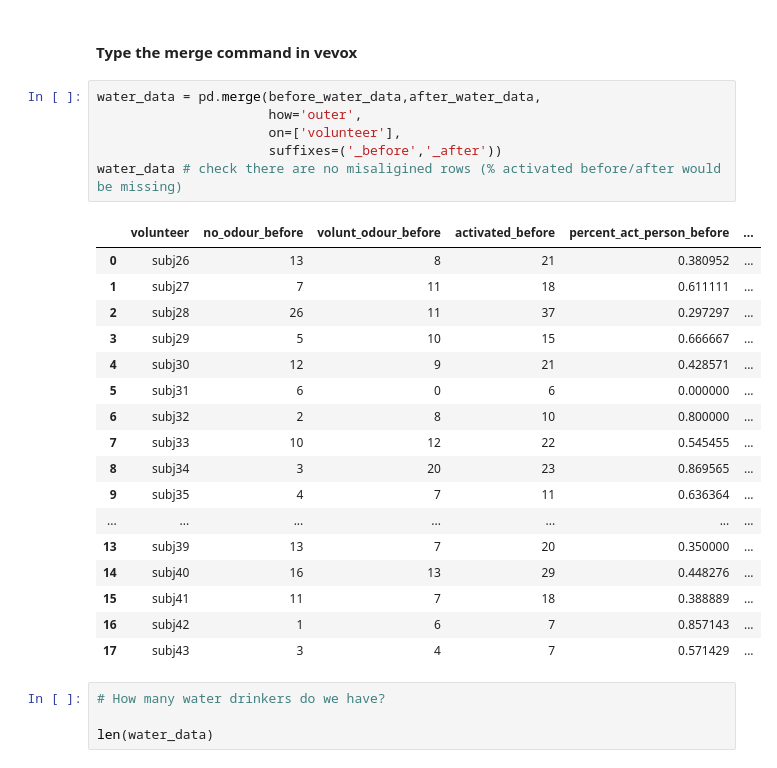
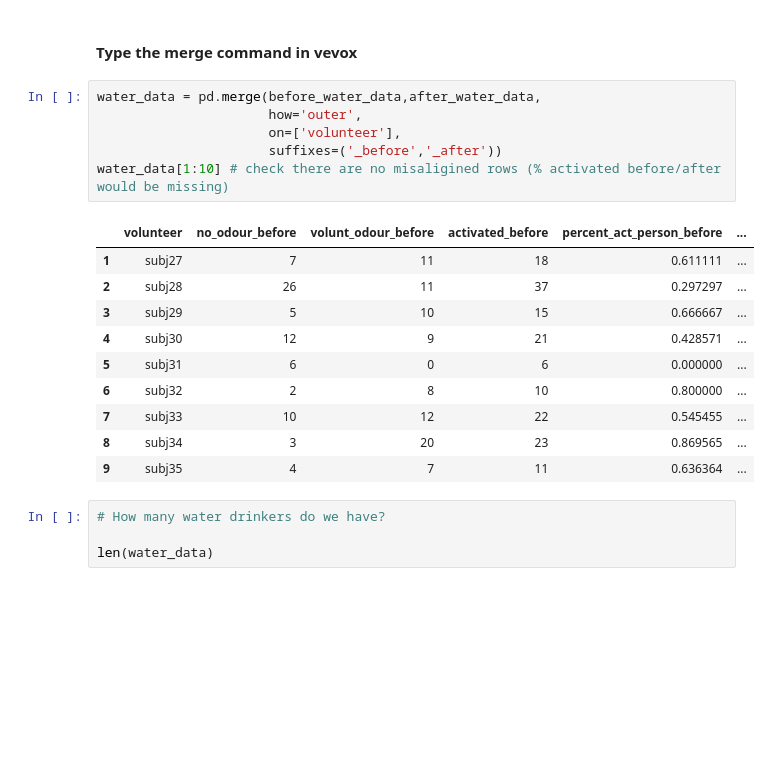
Before and after one commit to olsonac/data_science_for_brain_and_behaviour_26-27, a Jupyter notebook: Lectures/wk7_2_permutation_tests2/permutation_tests.ipynb, the cells around one changed output. Drawn from its saved outputs; the diff is of its cells as text; blank space fills up the shorter version.

```diff
--- a/Lectures/wk7_2_permutation_tests2/permutation_tests.ipynb
+++ b/Lectures/wk7_2_permutation_tests2/permutation_tests.ipynb
@@ -399,12 +399,11 @@ https://pandas.pydata.org/Pandas_Cheat_Sheet.pdf
 # %%
 water_data = pd.merge(before_water_data,after_water_data,
                       how='outer',
                       on=['volunteer'],
                       suffixes=('_before','_after'))
-water_data # check there are no misaligined rows (% activated before/after would be missing)
+water_data[1:10] # check there are no misaligined rows (% activated before/after would be missing)
 # %% [output]
 |  | volunteer | no_odour_before | volunt_odour_before | activated_before | percent_act_person_before | ... |
-| 0 | subj26 | 13 | 8 | 21 | 0.380952 | ... |
 | 1 | subj27 | 7 | 11 | 18 | 0.611111 | ... |
 | 2 | subj28 | 26 | 11 | 37 | 0.297297 | ... |
 | 3 | subj29 | 5 | 10 | 15 | 0.666667 | ... |
@@ -414,12 +413,6 @@ water_data # check there are no misaligined rows (% activated before/after would
 | 7 | subj33 | 10 | 12 | 22 | 0.545455 | ... |
 | 8 | subj34 | 3 | 20 | 23 | 0.869565 | ... |
 | 9 | subj35 | 4 | 7 | 11 | 0.636364 | ... |
-| ... | ... | ... | ... | ... | ... | ... |
-| 13 | subj39 | 13 | 7 | 20 | 0.350000 | ... |
-| 14 | subj40 | 16 | 13 | 29 | 0.448276 | ... |
-| 15 | subj41 | 11 | 7 | 18 | 0.388889 | ... |
-| 16 | subj42 | 1 | 6 | 7 | 0.857143 | ... |
-| 17 | subj43 | 3 | 4 | 7 | 0.571429 | ... |
 # %%
 # How many water drinkers do we have?
 
```
Also changed, not shown: parts of 7 cells of this notebook, 2 other files.
